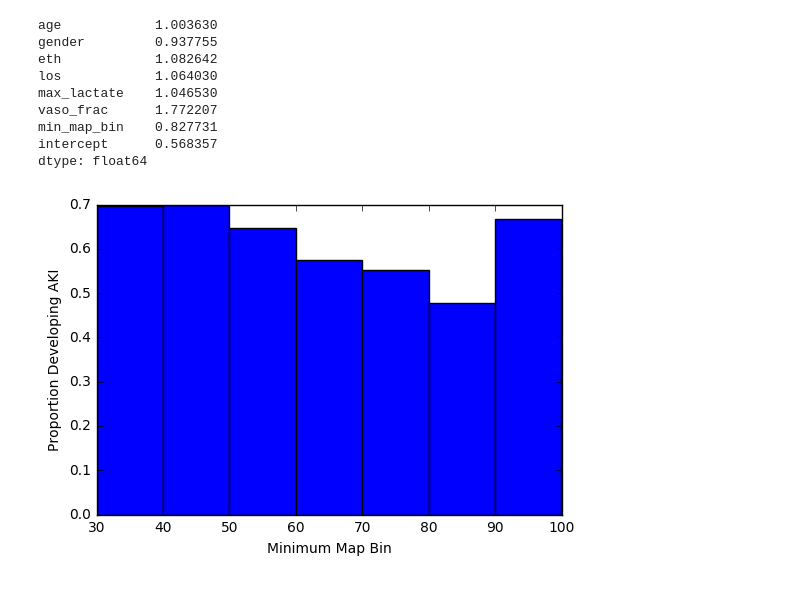
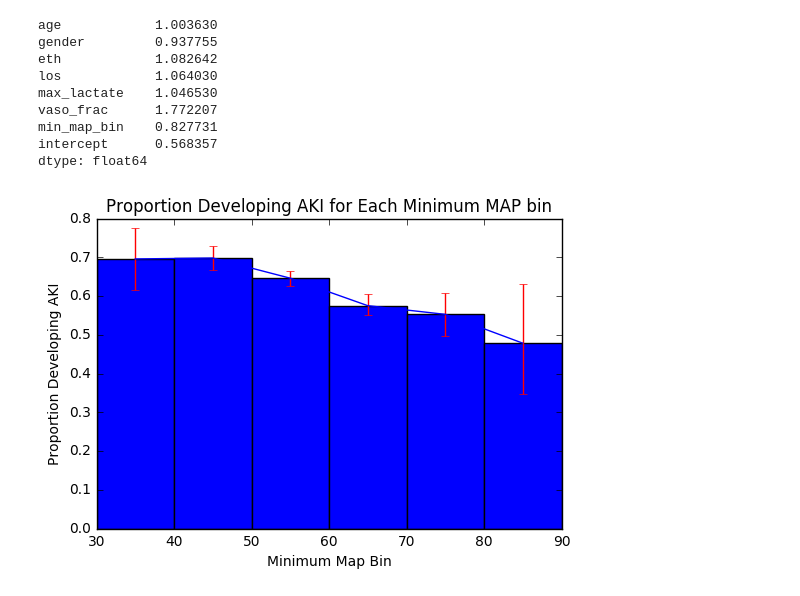
Before and after one commit to nalinimsingh/HST.953-AKI-Prediction, a Jupyter notebook: data_analysis/chen_final_analysis.ipynb, the cells around one changed output. Saved outputs shown, nothing was run; the diff lists cells and outputs as text; code cells hidden in the pictures.

Commit message:
error bars

```diff
--- a/data_analysis/chen_final_analysis.ipynb
+++ b/data_analysis/chen_final_analysis.ipynb
@@ -169,12 +169,27 @@ for binnum in range(0, 7):
     akimaptimes.append(mapgroup[['min_map', 'hour', 'tAKI']].dropna().values)
 # %%
 # Bar chart of fraction of patients developing AKI within 72 hours for each minimum MAP bin
-plt.bar(range(30, 91, 10), akinums[:,2], 10)
+
+
+akiprops=np.zeros([7,3])
+for binnum in range(0,len(akimaptimes)):
+    # First bootstrap the aki times
+    binaries = np.append(np.ones(akinums[binnum,0]), np.zeros(akinums[binnum,1]))
+
+    akiprops[binnum,:]= bootstrap_CI(binaries)
+
+relativeerrors = akiprops[:,[0,2]].transpose()
+for i in range(0,7):
+    relativeerrors[:,i]=relativeerrors[:,i]-akiprops[i,1]
+relativeerrors = abs(relativeerrors)
+plt.bar(range(30, 81, 10), akinums[:-1,2], 10)
+plt.errorbar(range(35, 86, 10), akinums[:-1,2], relativeerrors[:,:-1], ecolor='red')
 plt.xlabel('Minimum Map Bin')
 plt.ylabel('Proportion Developing AKI')
+plt.title('Proportion Developing AKI for Each Minimum MAP bin')
 plt.show()
 # %% [output]
-[figure, old version]
+[figure, new version]
 # %%
 # Scatter plot of minimum map achieved to time of AKI development from admission
 for i in range(0, len(akimaptimes)):
```
Also changed, not shown: parts of 3 cells of this notebook, 1 other file.
